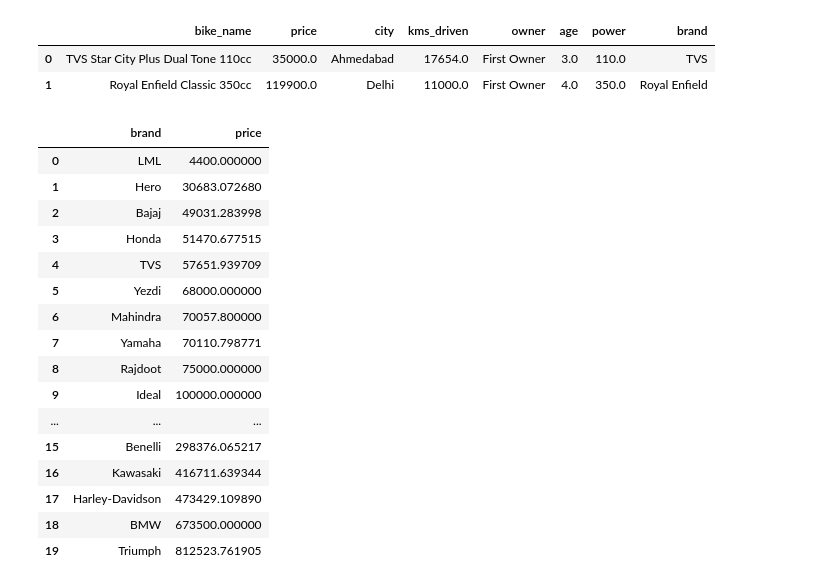
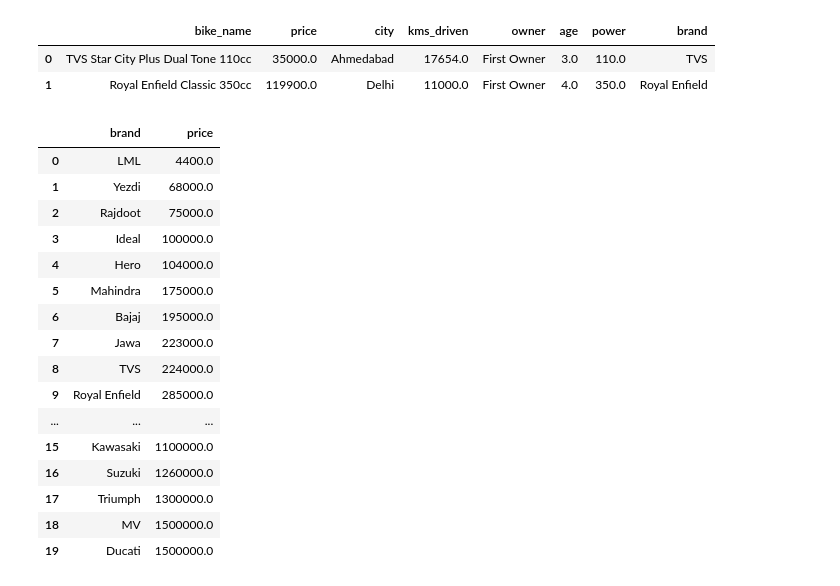
Before and after one commit to shailesh2210/Bike-Share-Prediction, a Jupyter notebook: Data/Untitled.ipynb, the cells around one changed output. Saved outputs shown, nothing was run; the diff lists cells and outputs as text; code cells hidden in the pictures.

```diff
--- a/Data/Untitled.ipynb
+++ b/Data/Untitled.ipynb
@@ -186,24 +186,24 @@ data.head(2)
 | 0 | TVS Star City Plus Dual Tone 110cc | 35000.0 | Ahmedabad | 17654.0 | First Owner | 3.0 | 110.0 | TVS |
 | 1 | Royal Enfield Classic 350cc | 119900.0 | Delhi | 11000.0 | First Owner | 4.0 | 350.0 | Royal Enfield |
 # %%
-brand_with_price = data.groupby("brand")["price"].mean().sort_values().reset_index().head(20)
+top_20_barnd_with_price = data.groupby("brand")["price"].max().sort_values().reset_index().head(20)
 # %%
-brand_with_price
+top_20_barnd_with_price
 # %% [output]
 |  | brand | price |
-| 0 | LML | 4400.000000 |
-| 1 | Hero | 30683.072680 |
-| 2 | Bajaj | 49031.283998 |
-| 3 | Honda | 51470.677515 |
-| 4 | TVS | 57651.939709 |
-| 5 | Yezdi | 68000.000000 |
-| 6 | Mahindra | 70057.800000 |
-| 7 | Yamaha | 70110.798771 |
-| 8 | Rajdoot | 75000.000000 |
-| 9 | Ideal | 100000.000000 |
+| 0 | LML | 4400.0 |
+| 1 | Yezdi | 68000.0 |
+| 2 | Rajdoot | 75000.0 |
+| 3 | Ideal | 100000.0 |
+| 4 | Hero | 104000.0 |
+| 5 | Mahindra | 175000.0 |
+| 6 | Bajaj | 195000.0 |
+| 7 | Jawa | 223000.0 |
+| 8 | TVS | 224000.0 |
+| 9 | Royal Enfield | 285000.0 |
 | ... | ... | ... |
-| 15 | Benelli | 298376.065217 |
-| 16 | Kawasaki | 416711.639344 |
-| 17 | Harley-Davidson | 473429.109890 |
-| 18 | BMW | 673500.000000 |
-| 19 | Triumph | 812523.761905 |
+| 15 | Kawasaki | 1100000.0 |
+| 16 | Suzuki | 1260000.0 |
+| 17 | Triumph | 1300000.0 |
+| 18 | MV | 1500000.0 |
+| 19 | Ducati | 1500000.0 |
```
Also changed, not shown: parts of 16 cells of this notebook.
